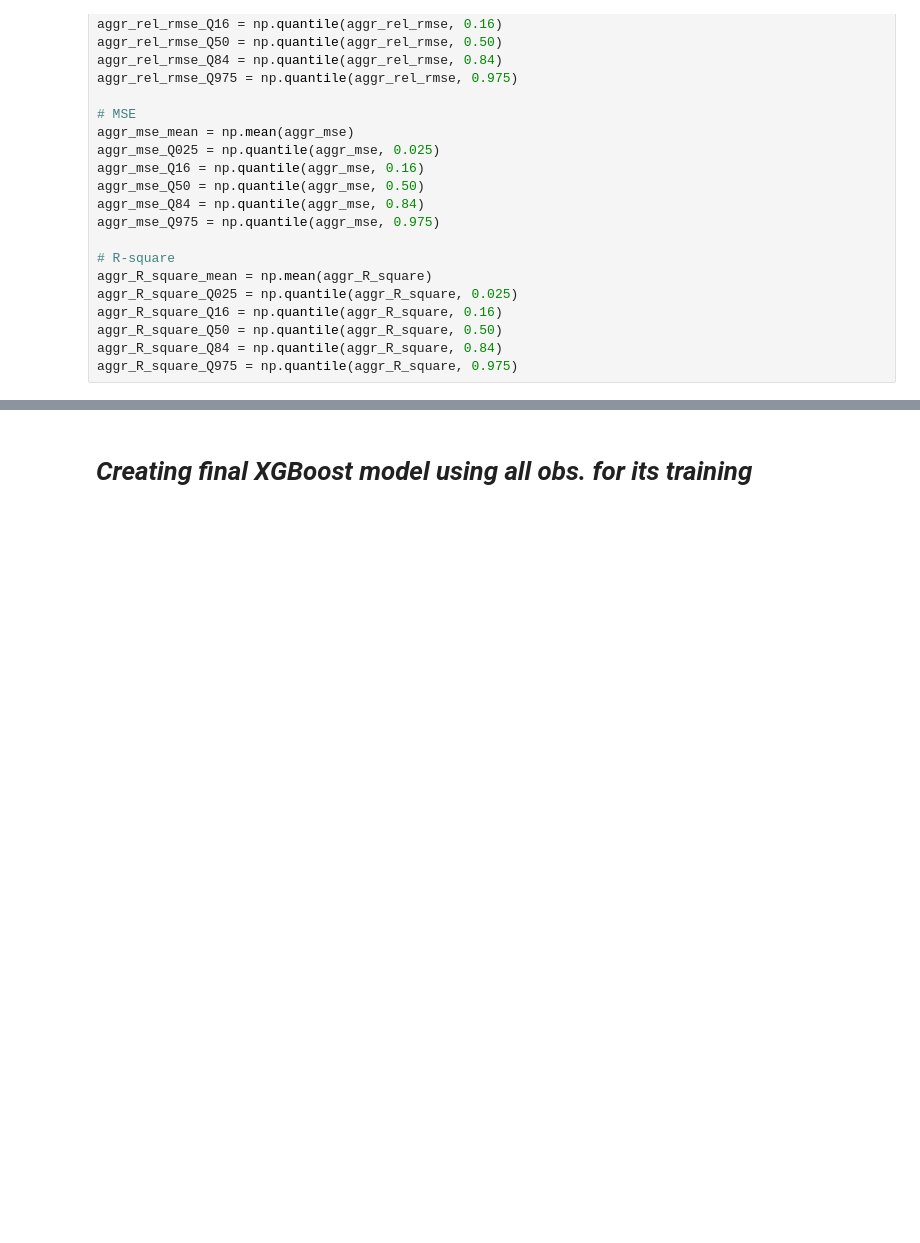
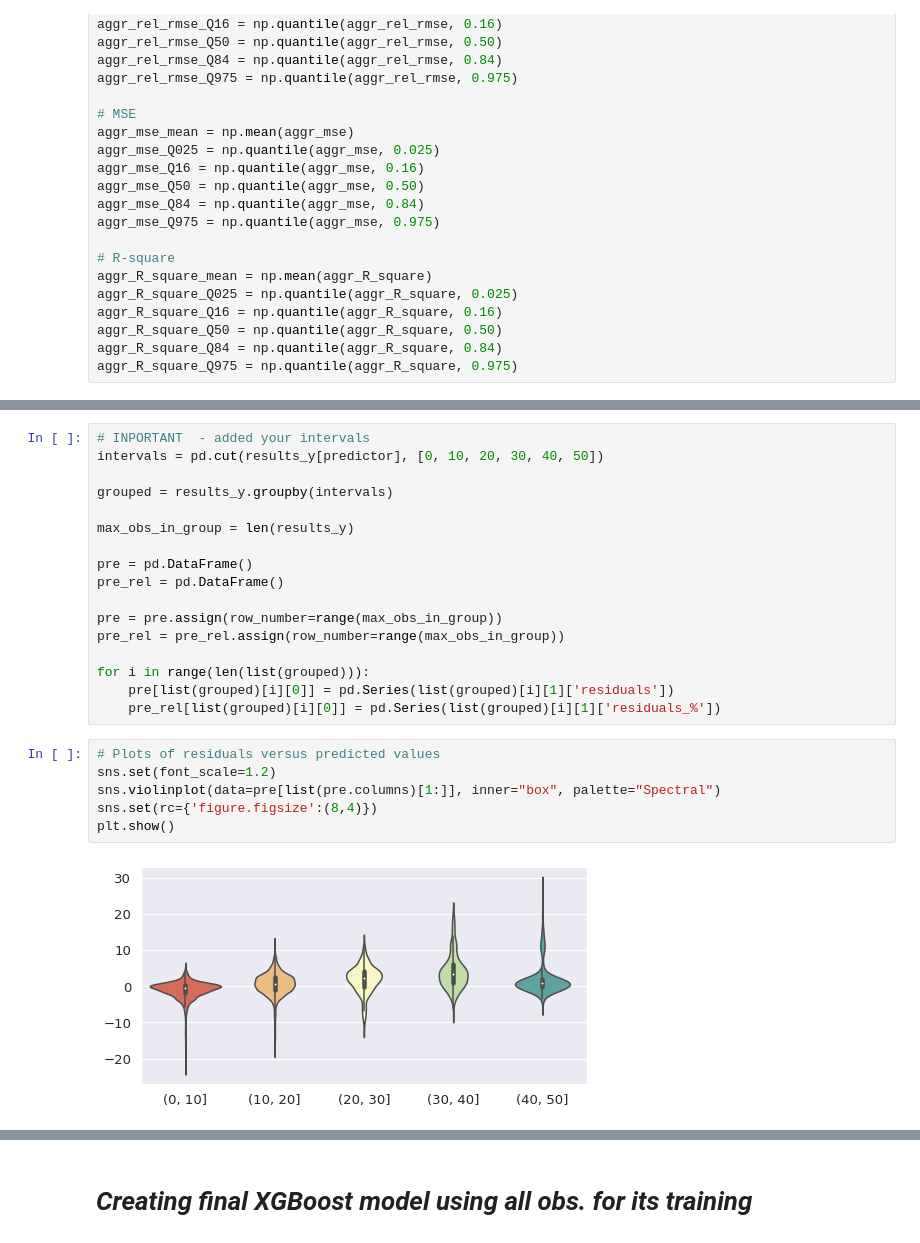
Before and after one commit to holiaka/ChEZ-data, a Jupyter notebook: Sapplementary_materials/01_biomass_processing/01_estimation_unc/03_M_stem_bark_other_authors.ipynb, the cells around one changed output, grey strips where cells are left out. Drawn from its saved outputs; the diff is of its cells as text; blank space fills up the shorter version.

```diff
--- a/Sapplementary_materials/01_biomass_processing/01_estimation_unc/03_M_stem_bark_other_authors.ipynb
+++ b/Sapplementary_materials/01_biomass_processing/01_estimation_unc/03_M_stem_bark_other_authors.ipynb
@@ -708,0 +729,25 @@ Aggregate RMSE(%) statistic:
+# %%
+# INPORTANT  - added your intervals
+intervals = pd.cut(results_y[predictor], [0, 10, 20, 30, 40, 50])
+
+grouped = results_y.groupby(intervals)
+
+max_obs_in_group = len(results_y)
+
+pre = pd.DataFrame()
+pre_rel = pd.DataFrame()
+
+pre = pre.assign(row_number=range(max_obs_in_group))
+pre_rel = pre_rel.assign(row_number=range(max_obs_in_group))
+
+for i in range(len(list(grouped))):
+    pre[list(grouped)[i][0]] = pd.Series(list(grouped)[i][1]['residuals'])
+    pre_rel[list(grouped)[i][0]] = pd.Series(list(grouped)[i][1]['residuals_%'])
+# %%
+# Plots of residuals versus predicted values
+sns.set(font_scale=1.2)
+sns.violinplot(data=pre[list(pre.columns)[1:]], inner="box", palette="Spectral")
+sns.set(rc={'figure.figsize':(8,4)})
+plt.show()
+# %% [output]
+[figure, added]
```
Also changed, not shown: parts of 14 cells of this notebook, 1 other file.
